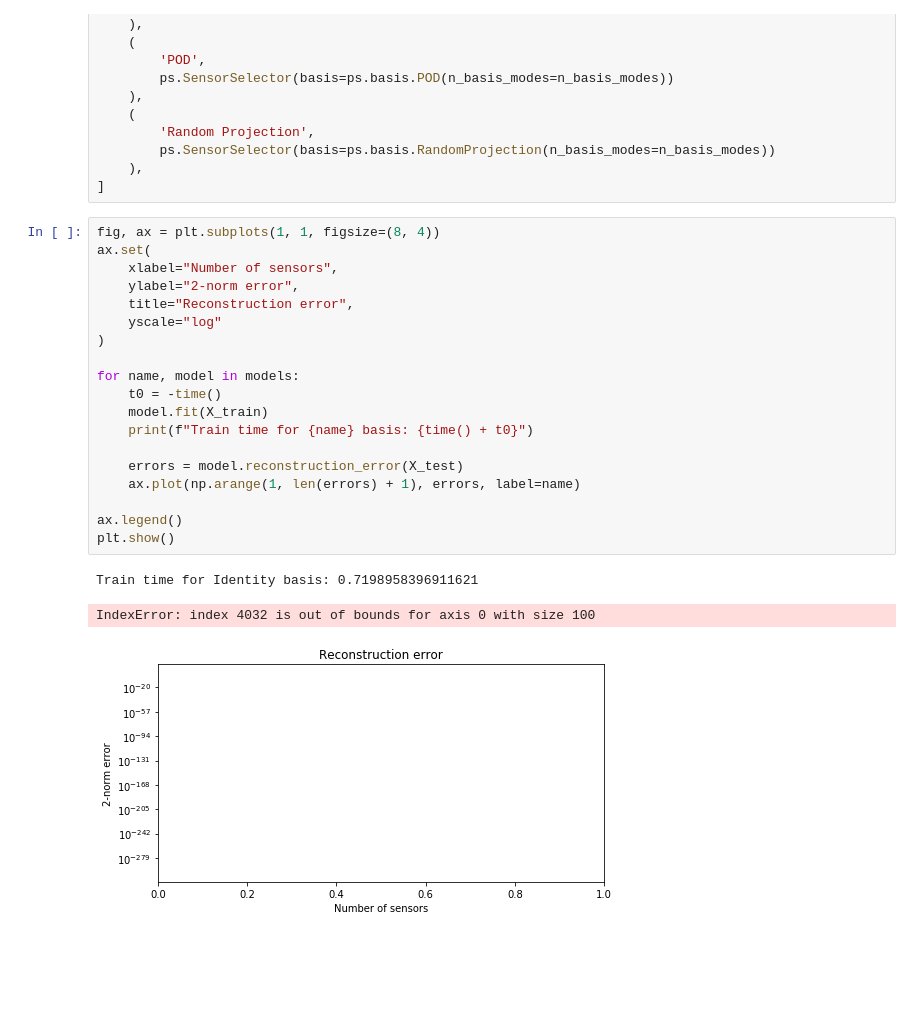
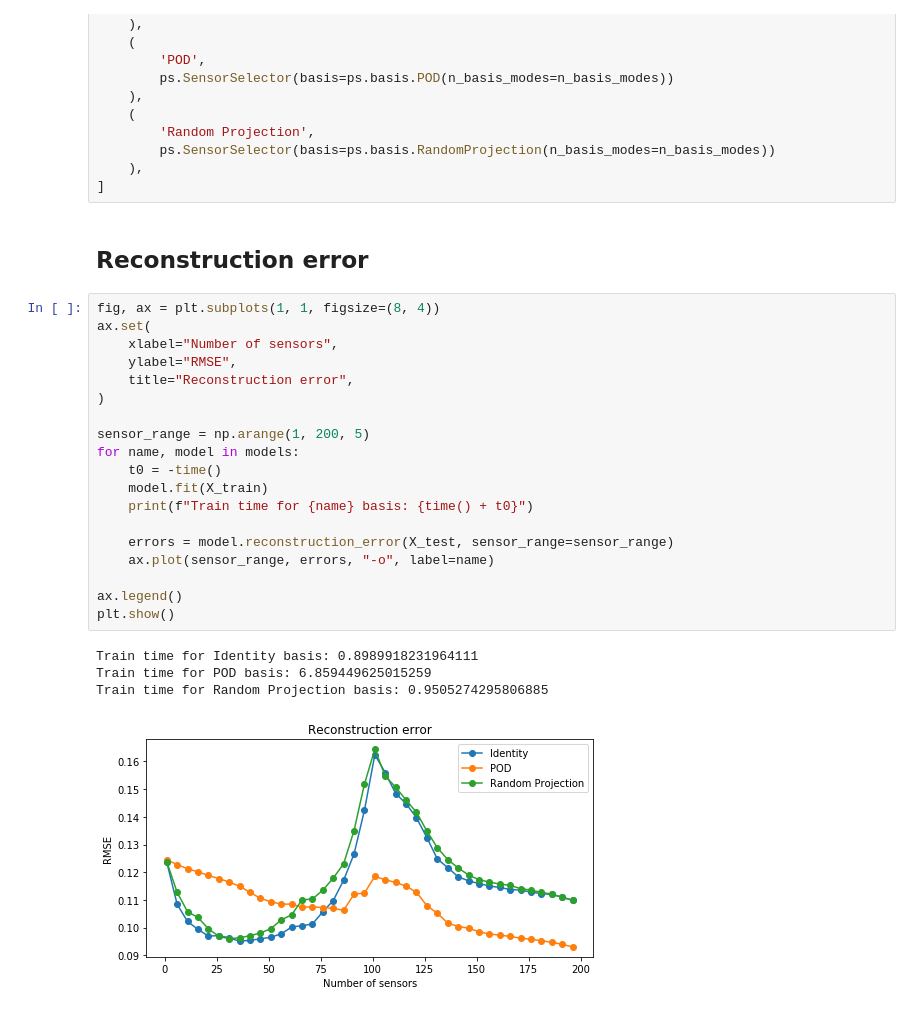
Before and after one commit to dynamicslab/pysensors, a Jupyter notebook: examples/basis_comparison.ipynb, the cells around one changed output. Drawn from its saved outputs; the diff is of its cells as text; blank space fills up the shorter version.

Commit message:
Finish basis comparison notebook

```diff
--- a/examples/basis_comparison.ipynb
+++ b/examples/basis_comparison.ipynb
@@ -73,26 +75,29 @@ models = [
         ps.SensorSelector(basis=ps.basis.RandomProjection(n_basis_modes=n_basis_modes))
     ),
 ]
+# %% [markdown]
+## Reconstruction error
 # %%
 fig, ax = plt.subplots(1, 1, figsize=(8, 4))
 ax.set(
     xlabel="Number of sensors",
-    ylabel="2-norm error",
+    ylabel="RMSE",
     title="Reconstruction error",
-    yscale="log"
 )
 
+sensor_range = np.arange(1, 200, 5)
 for name, model in models:
     t0 = -time()
     model.fit(X_train)
     print(f"Train time for {name} basis: {time() + t0}")
 
-    errors = model.reconstruction_error(X_test)
-    ax.plot(np.arange(1, len(errors) + 1), errors, label=name)
+    errors = model.reconstruction_error(X_test, sensor_range=sensor_range)
+    ax.plot(sensor_range, errors, "-o", label=name)
 
 ax.legend()
 plt.show()
 # %% [output]
-Train time for Identity basis: 0.7198958396911621
+Train time for Identity basis: 0.8989918231964111
+Train time for POD basis: 6.859449625015259
+Train time for Random Projection basis: 0.9505274295806885
-IndexError: index 4032 is out of bounds for axis 0 with size 100
-[figure, old version]
+[figure, new version]
```
Also changed, not shown: parts of 3 cells of this notebook.
